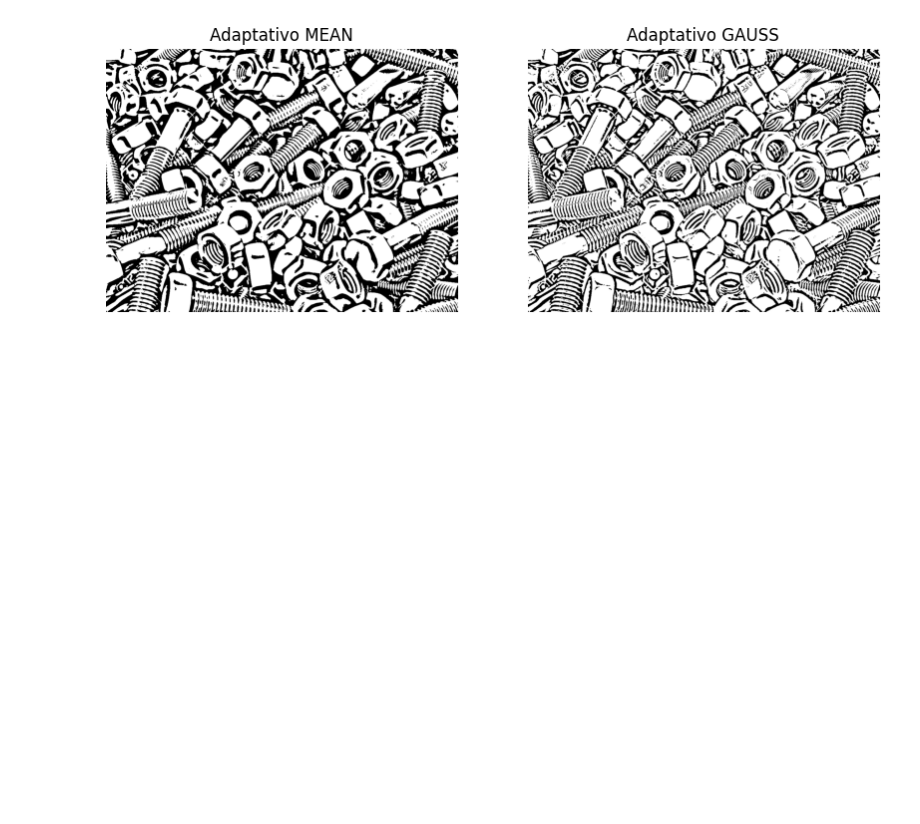
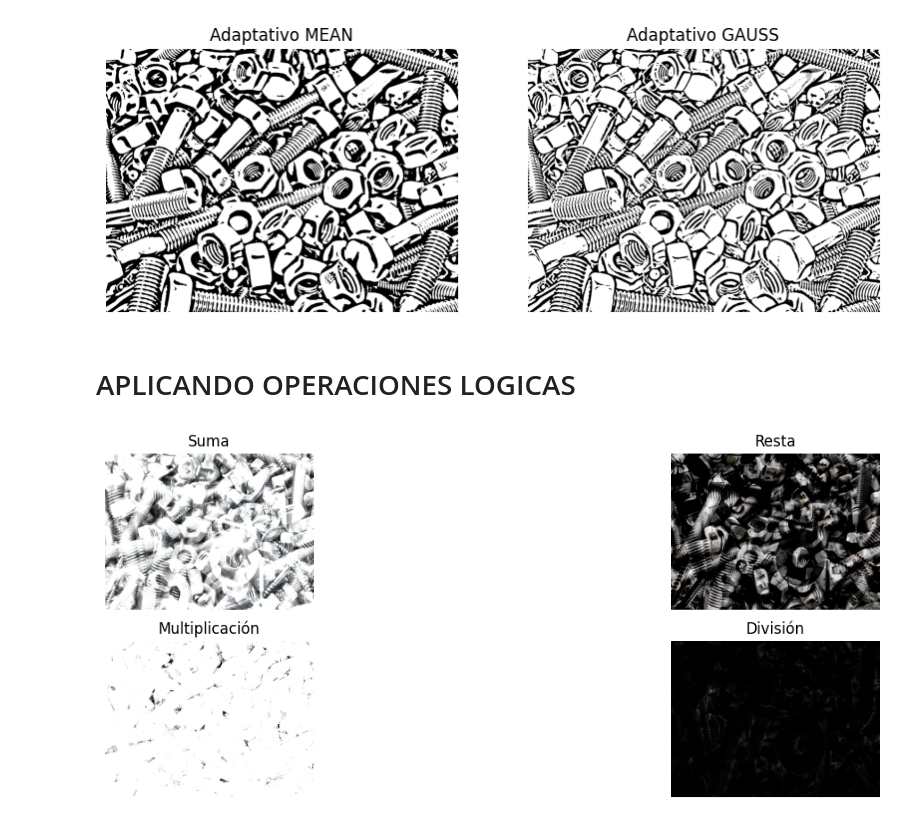
Before and after one commit to Astolfo34/Parcial_1VisionArtificial, a Jupyter notebook: tornillos.ipynb, the cells around one changed output. Drawn from its saved outputs; the diff is of its cells as text; code cells hidden in the pictures; blank space fills up the shorter version.

```diff
--- a/tornillos.ipynb
+++ b/tornillos.ipynb
@@ -102,3 +100,61 @@ plt.subplot(1,2,2); plt.imshow(bin_adapt_gauss, cmap='gray'); plt.title('Adaptat
 plt.show()
 # %% [output]
 [figure]
+# %% [markdown]
+# APLICANDO OPERACIONES LOGICAS #
+# %%
+import cv2
+import numpy as np
+import matplotlib.pyplot as plt
+
+# Cargar dos imágenes (deben tener el mismo tamaño)
+img1 = cv2.imread('imagenes/img1.jpg')
+img2 = cv2.imread('imagenes/img2.jpg')
+
+if img1 is None or img2 is None:
+    raise FileNotFoundError("Una o ambas imágenes no se pudieron cargar. Verifica las rutas.")
+
+# Redimensionar img2 si es necesario
+if img1.shape != img2.shape:
+    img2 = cv2.resize(img2, (img1.shape[1], img1.shape[0]))
+
+# Suma de imágenes
+sum_img = cv2.add(img1, img2)
+
+# Resta de imágenes
+diff_img = cv2.subtract(img1, img2)
+
+# Multiplicación de imágenes
+mult_img = cv2.multiply(img1, img2)
+
+# División de imágenes
+div_img = cv2.divide(img1, img2)
+
+# Convertir imágenes a RGB para matplotlib
+sum_img = cv2.cvtColor(sum_img, cv2.COLOR_BGR2RGB)
+diff_img = cv2.cvtColor(diff_img, cv2.COLOR_BGR2RGB)
+mult_img = cv2.cvtColor(mult_img, cv2.COLOR_BGR2RGB)
+div_img = cv2.cvtColor(div_img, cv2.COLOR_BGR2RGB)
+
+# Mostrar las imágenes resultantes
+fig, axes = plt.subplots(2, 2, figsize=(15, 5))
+
+axes[0][0].imshow(sum_img)
+axes[0][0].set_title("Suma")
+axes[0][0].axis('off')
+
+axes[0][1].imshow(diff_img)
+axes[0][1].set_title("Resta")
+axes[0][1].axis('off')
+
+axes[1][0].imshow(mult_img)
+axes[1][0].set_title("Multiplicación")
+axes[1][0].axis('off')
+
+axes[1][1].imshow(div_img)
+axes[1][1].set_title("División")
+axes[1][1].axis('off')
+
+plt.show()
+# %% [output]
+[figure, added]
```
Also changed, not shown: parts of 2 cells of this notebook, 21 other files.
